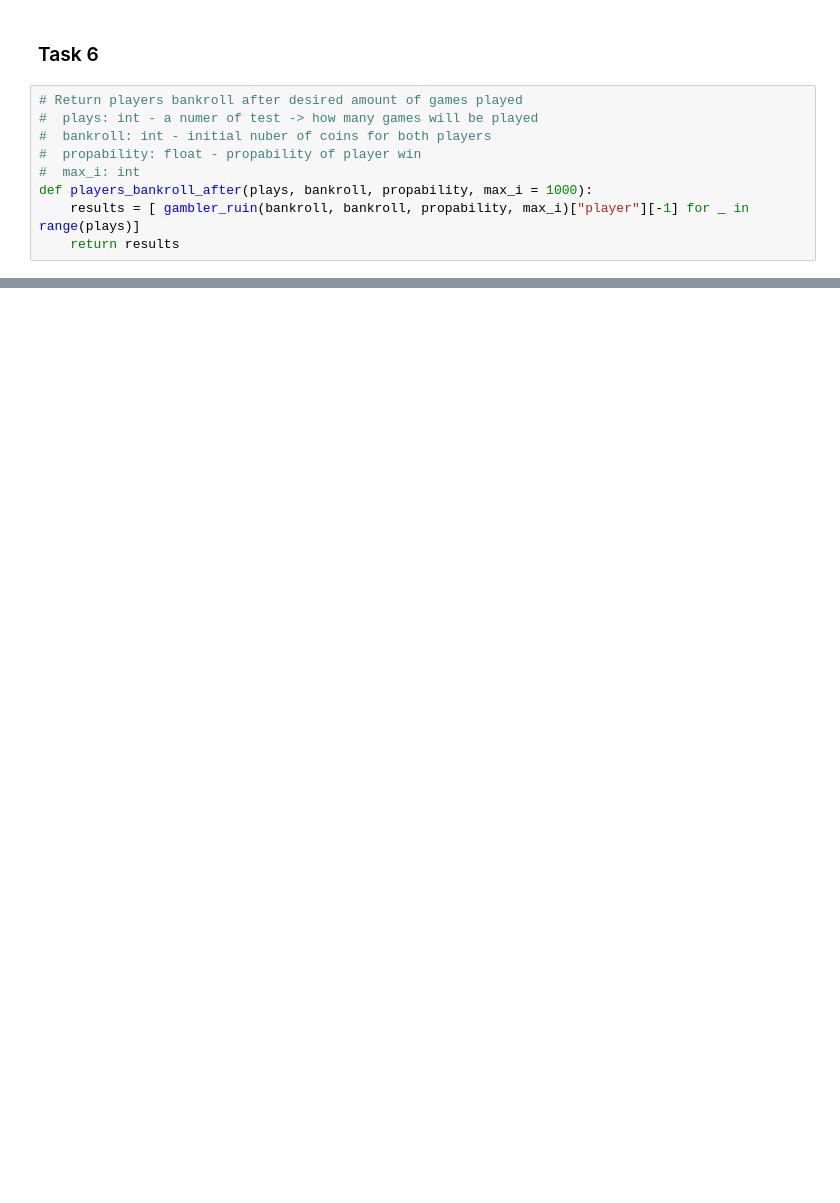
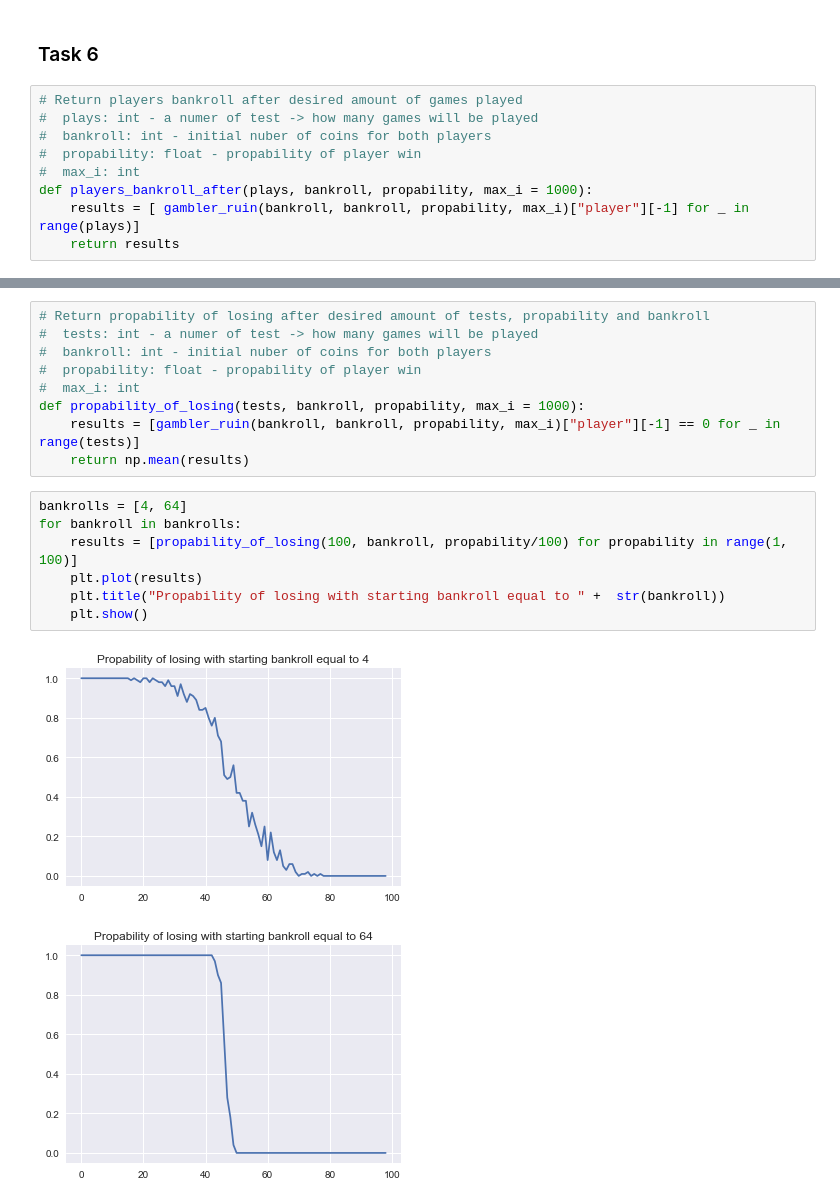
Before and after one commit to witekbobrowski/Academic, a Jupyter notebook: statistical-methods-winter-2017/gamblers-ruin-problem.ipynb, the cells around one changed output, grey strips where cells are left out. Cells and saved outputs as stored; diff of their text form; blank space fills up the shorter version.

```diff
--- a/statistical-methods-winter-2017/gamblers-ruin-problem.ipynb
+++ b/statistical-methods-winter-2017/gamblers-ruin-problem.ipynb
@@ -160,0 +159,19 @@ for plays in playsarr:
+# %%
+# Return propability of losing after desired amount of tests, propability and bankroll
+#  tests: int - a numer of test -> how many games will be played
+#  bankroll: int - initial nuber of coins for both players
+#  propability: float - propability of player win
+#  max_i: int
+def propability_of_losing(tests, bankroll, propability, max_i = 1000):
+    results = [gambler_ruin(bankroll, bankroll, propability, max_i)["player"][-1] == 0 for _ in range(tests)]
+    return np.mean(results)
+# %%
+bankrolls = [4, 64]
+for bankroll in bankrolls:
+    results = [propability_of_losing(100, bankroll, propability/100) for propability in range(1, 100)]
+    plt.plot(results)
+    plt.title("Propability of losing with starting bankroll equal to " +  str(bankroll))
+    plt.show()
+# %% [output]
+[figure, added]
+[figure, added]
```
Also changed, not shown: parts of 6 cells of this notebook, 1 other file.
